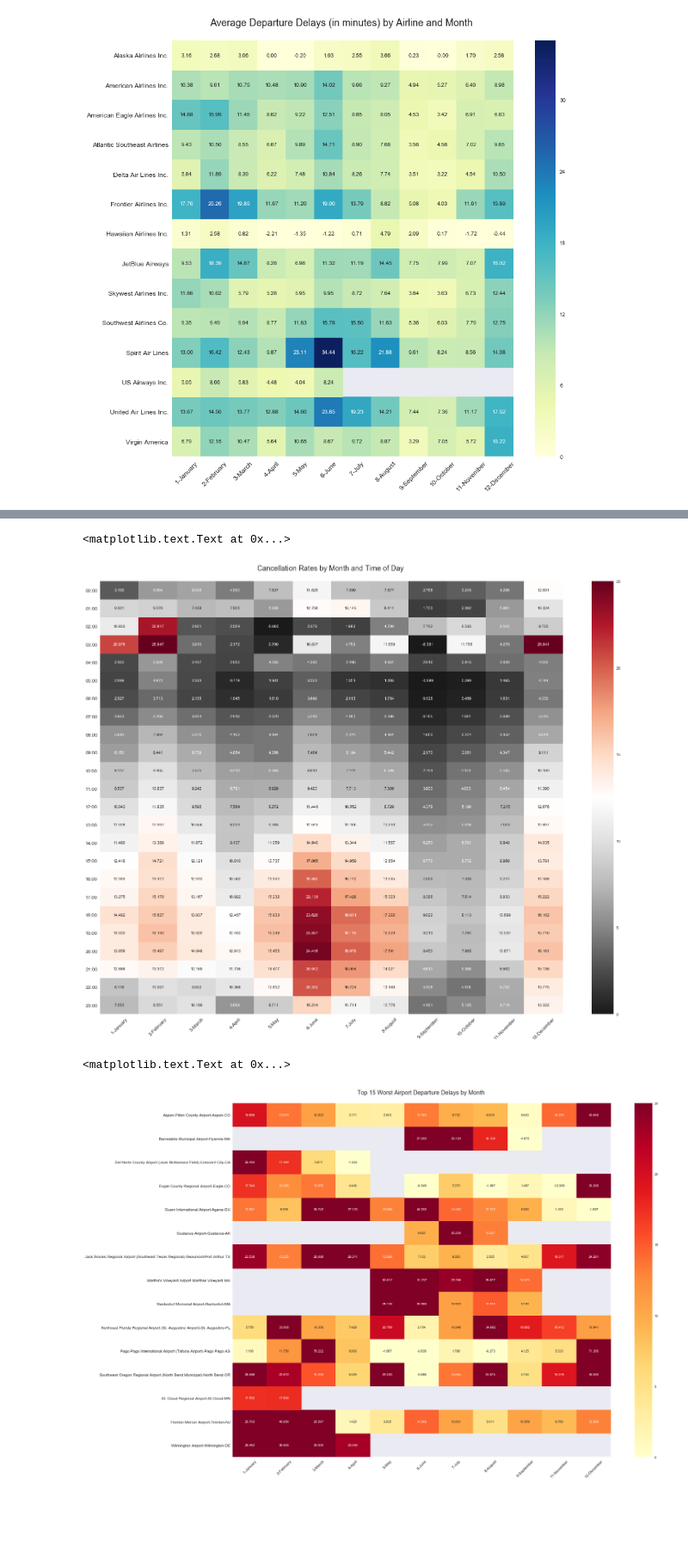
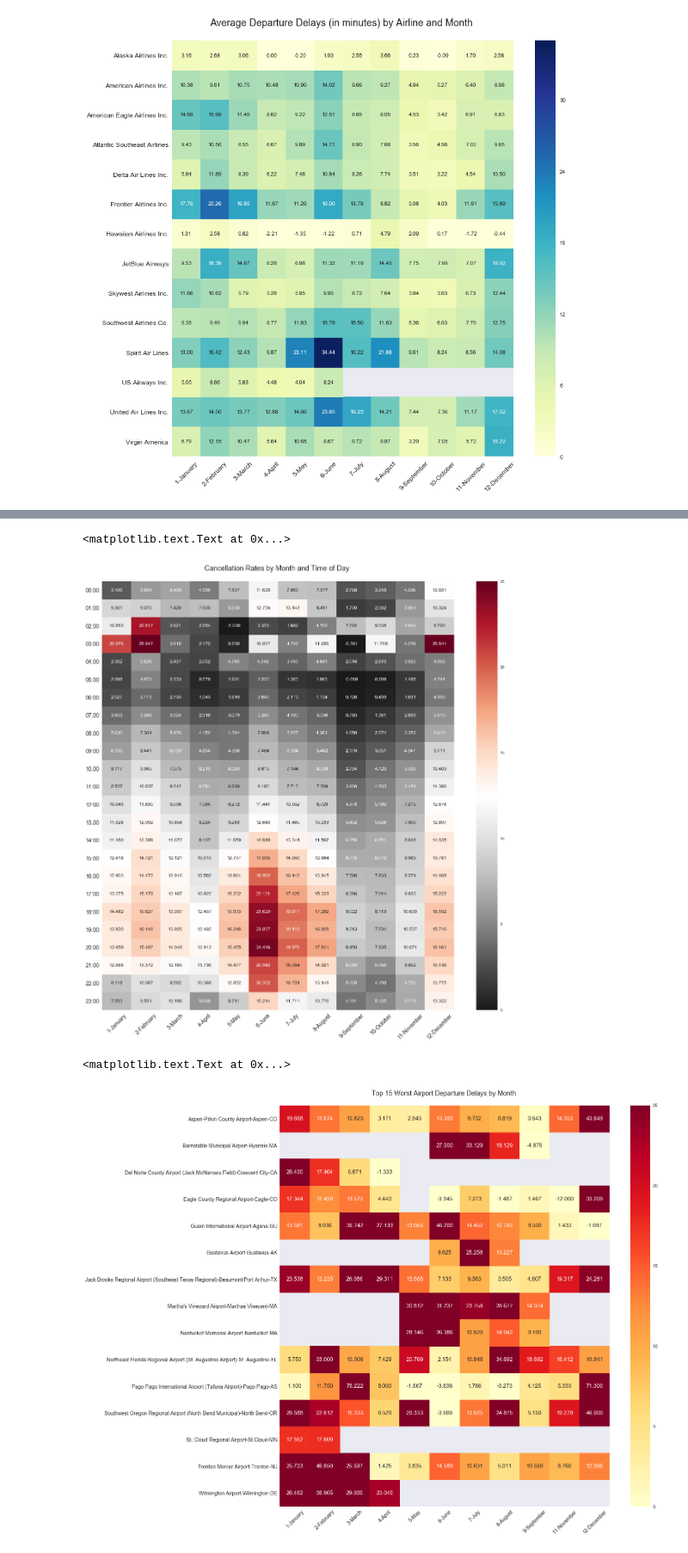
Before and after one commit to jts550/Flight-Delays-DSGA-1007, a Jupyter notebook: Flights_Clean_12.4.ipynb, the cells around one changed output, grey strips where cells are left out. Shown at 86% size. Cells and saved outputs as stored; diff of their text form; code cells hidden in the pictures; blank space fills up the shorter version.

```diff
--- a/Flights_Clean_12.4.ipynb
+++ b/Flights_Clean_12.4.ipynb
@@ -332,0 +403,17 @@ Operated flights:  5729195
+# %%
+#Average airport delays
+
+flights['DEPARTURE_DELAY'] = flights['DEPARTURE_DELAY'].apply(lambda x: 1 if(x>0) else 0)
+airport_df['DELAYED_FLIGHTS'] = flights.groupby('AIRPORT_ORIGIN')['DEPARTURE_DELAY'].sum()
+airport_df.sort_values('DELAYED_FLIGHTS', ascending=False, inplace=True)
+airport_df.drop(airport_df.columns[[0]],axis=1,inplace=True)
+
+fig, axs = plt.subplots(1,2)
+
+airport_df.iloc[:10].plot.bar(ax=axs[0],legend=None,figsize=(16,8),rot=80,color='r',title="Airports with highest delays \n")
+airport_df.iloc[-10:].plot.bar(ax=axs[1],legend=None,figsize=(16,8),rot=80,color='y',title="Airports with lowest delays \n")
+axs[0].title.set_size(17)
+axs[1].title.set_size(17)
+axs[0].set_xlabel('')
+axs[1].set_xlabel('')
+plt.show()
@@ -381,13 +470,14 @@ Airline_TimeOfDay_AvgDepDel = flights.pivot_table(index = ['AIRLINE_NAME'],
                     aggfunc='mean')
 
 
-plt.figure(figsize = (26,20))
+plt.figure(figsize = (26,26))
 sns.heatmap(Airline_TimeOfDay_AvgDepDel, vmin=0, vmax=35, annot=True,
             cmap="PuBu", fmt=".2f")
+sns.set(font_scale=2)
 plt.xlabel('', fontsize=14)
 plt.ylabel('', fontsize=14)
-plt.xticks(rotation=45,fontsize = 12)
-plt.yticks(fontsize = 12)
+plt.xticks(rotation=45,fontsize = 16)
+plt.yticks(fontsize = 16)
 plt.title('Average Departure Delays (in minutes) by Airline and Time of Day \n', fontsize = 18)
 # %% [output]
 <matplotlib.text.Text at 0x...>
@@ -402,13 +492,14 @@ Month_TimeOfDay_AvgCan = flights.pivot_table(index=['Scheduled Departure'],
 
 
 
-plt.figure(figsize = (26,20))
+plt.figure(figsize = (20,20))
 sns.heatmap(Month_TimeOfDay_AvgCan, vmin=0, vmax=0.08, annot=True,
             cmap="RdYlBu_r", fmt=".3f")
+sns.set(font_scale=1)
 plt.xlabel('', fontsize=14)
 plt.ylabel('', fontsize=14)
-plt.xticks(rotation=45,fontsize = 12)
-plt.yticks(rotation=0,fontsize = 12)
+plt.xticks(rotation=45,fontsize = 14)
+plt.yticks(rotation=0,fontsize = 14)
 plt.title('Cancellation Rates by Month and Time of Day \n', fontsize = 18)
 # %% [output]
 <matplotlib.text.Text at 0x...>
@@ -422,42 +513,44 @@ Month_TimeOfDay_AvgDepDelay = flights.pivot_table(index=['Scheduled Departure'],
 
 
 
-plt.figure(figsize = (26,20))
+plt.figure(figsize = (20,20))
 sns.heatmap(Month_TimeOfDay_AvgDepDelay, vmin=0, vmax=25, annot=True,
             cmap="RdGy_r", fmt=".3f")
+sns.set(font_scale=1)
 plt.xlabel('', fontsize=14)
 plt.ylabel('', fontsize=14)
-plt.xticks(rotation=45,fontsize = 12)
-plt.yticks(rotation=0,fontsize = 12)
+plt.xticks(rotation=45,fontsize = 14)
+plt.yticks(rotation=0,fontsize = 14)
 plt.title('Cancellation Rates by Month and Time of Day \n', fontsize = 18)
 # %% [output]
 <matplotlib.text.Text at 0x...>
-[figure, old version]
+[figure, new version]
 # %%
 #Time of Year vs. Airports Origin
 
 Airports_WorstDepDelay = list((flights.groupby(['AIRPORT_ORIGIN'])
                                ['DEPARTURE_DELAY'].mean().sort_values(
                                    ascending = False)[0:15]).index)
 Airports_WorstDepDelay_DF = flights[flights['AIRPORT_ORIGIN'].isin(Airports_WorstDepDelay)]
 
 Month_WorstAirports_AvgDepDelay = Airports_WorstDepDelay_DF.pivot_table(index=['AIRPORT_ORIGIN','CITY_ORIGIN', 'STATE_ORIGIN'],
                                 columns=['MONTH','Month_Name'],
                                 values='DEPARTURE_DELAY',aggfunc='mean')
 
 
 
-plt.figure(figsize = (26,20))
+plt.figure(figsize = (20,20))
 sns.heatmap(Month_WorstAirports_AvgDepDelay, vmin=0, vmax=25, annot=True,
             cmap="YlOrRd", fmt=".3f")
+sns.set(font_scale=1.25)
 plt.xlabel('', fontsize=14)
 plt.ylabel('', fontsize=14)
-plt.xticks(rotation=45,fontsize = 12)
-plt.yticks(rotation=0,fontsize = 12)
+plt.xticks(rotation=45,fontsize = 14)
+plt.yticks(rotation=0,fontsize = 14)
 plt.title('Top 15 Worst Airport Departure Delays by Month \n', fontsize = 18)
 # %% [output]
 <matplotlib.text.Text at 0x...>
-[figure, old version]
+[figure, new version]
 # %%
 #Time of Year vs. Airports Destination
 
```
Also changed, not shown: parts of 11 cells of this notebook.
